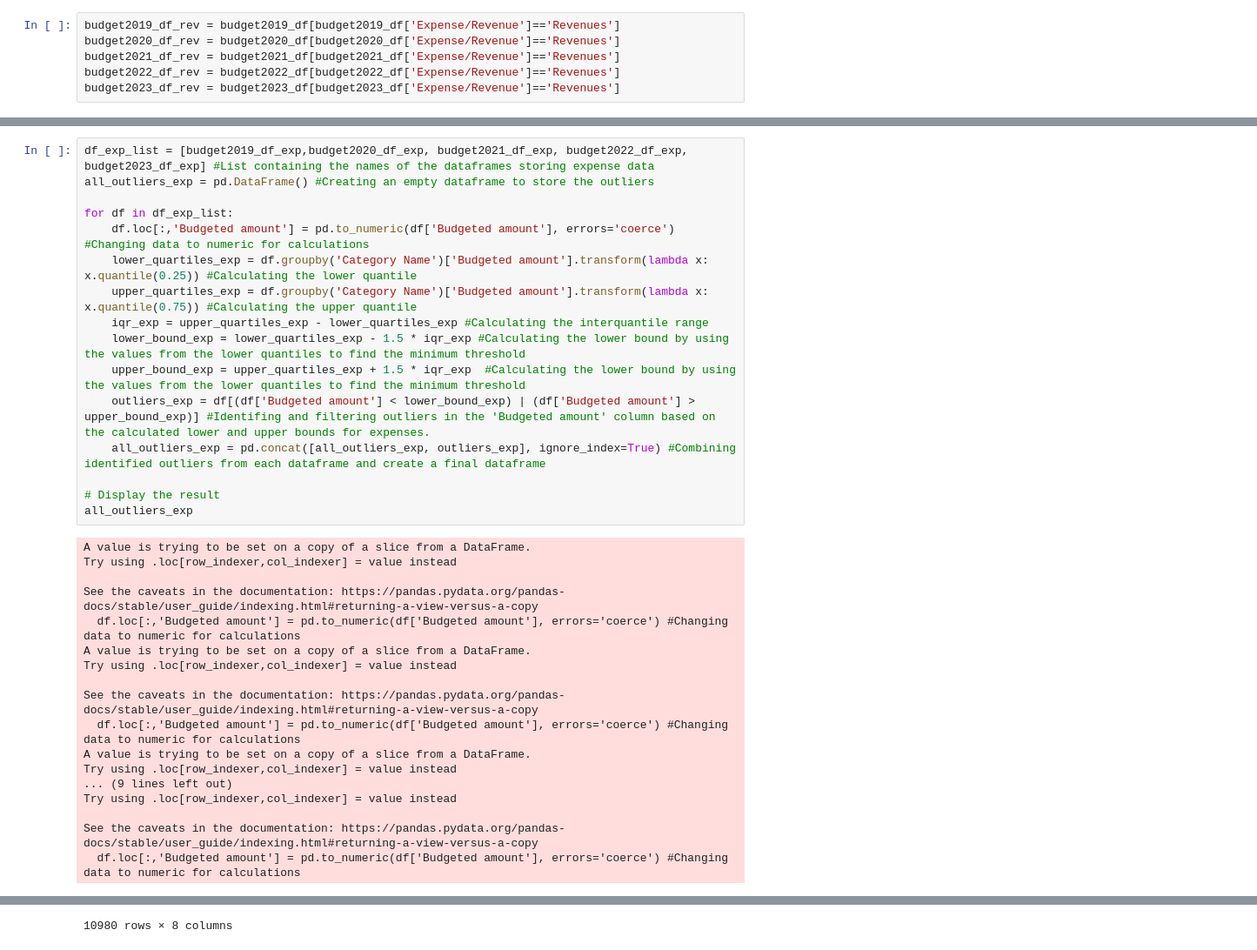
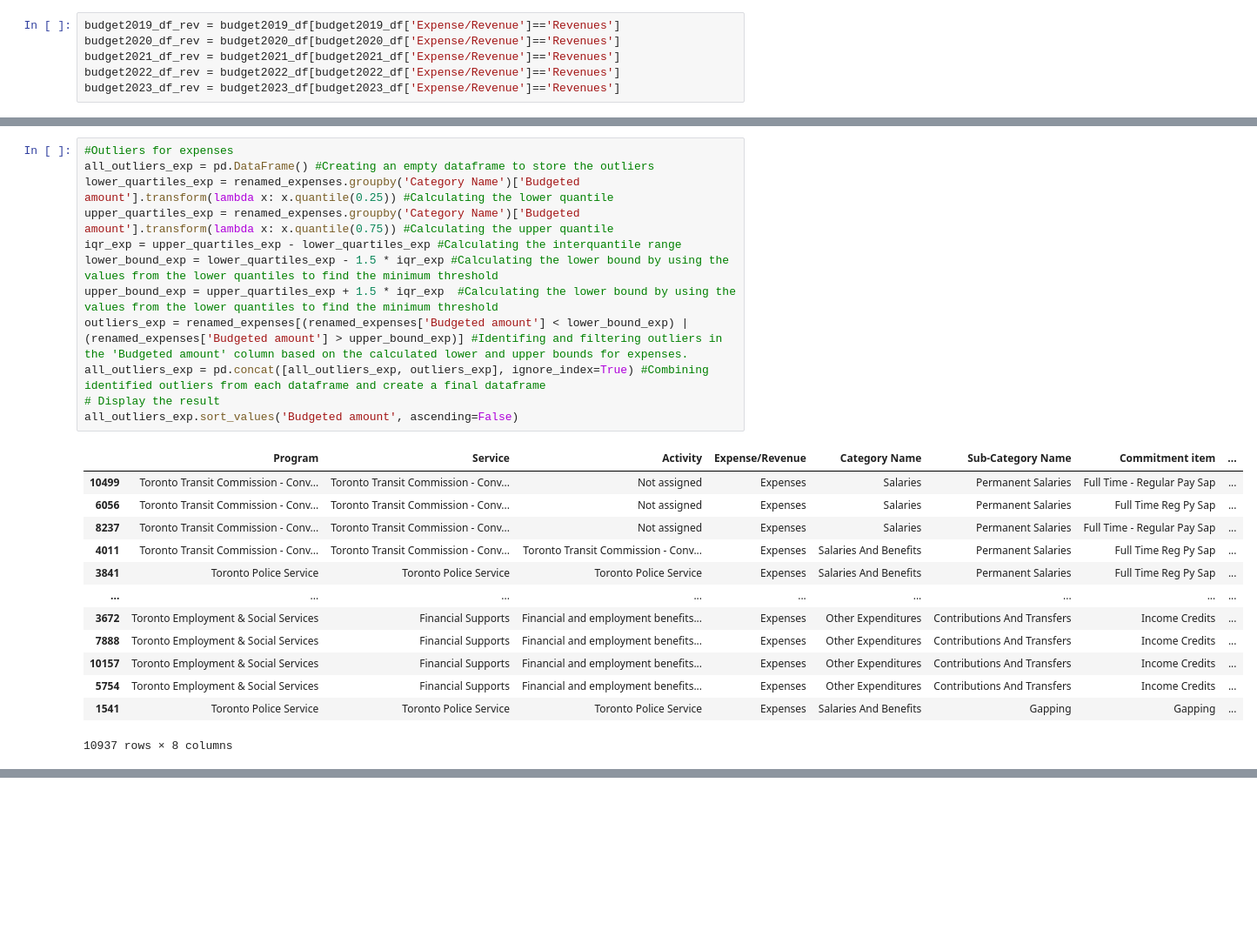
Before and after one commit to aayushgambhir2023/DA-Project-1, a Jupyter notebook: DataCleaning_Outliers_BoxPlots.ipynb, the cells around one changed output, grey strips where cells are left out. Shown at 87% size. Drawn from its saved outputs; the diff is of its cells as text; blank space fills up the shorter version.

```diff
--- a/DataCleaning_Outliers_BoxPlots.ipynb
+++ b/DataCleaning_Outliers_BoxPlots.ipynb
@@ -143,34 +144,26 @@ budget2023_df_rev = budget2023_df[budget2023_df['Expense/Revenue']=='Revenues']
 # %%
-df_exp_list = [budget2019_df_exp,budget2020_df_exp, budget2021_df_exp, budget2022_df_exp, budget2023_df_exp] #List containing the names of the dataframes storing expense data
+#Outliers for expenses
 all_outliers_exp = pd.DataFrame() #Creating an empty dataframe to store the outliers
-
-for df in df_exp_list:
-    df.loc[:,'Budgeted amount'] = pd.to_numeric(df['Budgeted amount'], errors='coerce') #Changing data to numeric for calculations
-    lower_quartiles_exp = df.groupby('Category Name')['Budgeted amount'].transform(lambda x: x.quantile(0.25)) #Calculating the lower quantile
-    upper_quartiles_exp = df.groupby('Category Name')['Budgeted amount'].transform(lambda x: x.quantile(0.75)) #Calculating the upper quantile
-    iqr_exp = upper_quartiles_exp - lower_quartiles_exp #Calculating the interquantile range
-    lower_bound_exp = lower_quartiles_exp - 1.5 * iqr_exp #Calculating the lower bound by using the values from the lower quantiles to find the minimum threshold
-    upper_bound_exp = upper_quartiles_exp + 1.5 * iqr_exp  #Calculating the lower bound by using the values from the lower quantiles to find the minimum threshold
-    outliers_exp = df[(df['Budgeted amount'] < lower_bound_exp) | (df['Budgeted amount'] > upper_bound_exp)] #Identifing and filtering outliers in the 'Budgeted amount' column based on the calculated lower and upper bounds for expenses.
-    all_outliers_exp = pd.concat([all_outliers_exp, outliers_exp], ignore_index=True) #Combining identified outliers from each dataframe and create a final dataframe
-
+lower_quartiles_exp = renamed_expenses.groupby('Category Name')['Budgeted amount'].transform(lambda x: x.quantile(0.25)) #Calculating the lower quantile
+upper_quartiles_exp = renamed_expenses.groupby('Category Name')['Budgeted amount'].transform(lambda x: x.quantile(0.75)) #Calculating the upper quantile
+iqr_exp = upper_quartiles_exp - lower_quartiles_exp #Calculating the interquantile range
+lower_bound_exp = lower_quartiles_exp - 1.5 * iqr_exp #Calculating the lower bound by using the values from the lower quantiles to find the minimum threshold
+upper_bound_exp = upper_quartiles_exp + 1.5 * iqr_exp  #Calculating the lower bound by using the values from the lower quantiles to find the minimum threshold
+outliers_exp = renamed_expenses[(renamed_expenses['Budgeted amount'] < lower_bound_exp) | (renamed_expenses['Budgeted amount'] > upper_bound_exp)] #Identifing and filtering outliers in the 'Budgeted amount' column based on the calculated lower and upper bounds for expenses.
+all_outliers_exp = pd.concat([all_outliers_exp, outliers_exp], ignore_index=True) #Combining identified outliers from each dataframe and create a final dataframe
 # Display the result
-all_outliers_exp
+all_outliers_exp.sort_values('Budgeted amount', ascending=False)
 # %% [output]
+|  | Program | Service | Activity | Expense/Revenue | Category Name | Sub-Category Name | Commitment item | ... |
+| 10499 | Toronto Transit Commission - Conv... | Toronto Transit Commission - Conv... | Not assigned | Expenses | Salaries | Permanent Salaries | Full Time - Regular Pay Sap | ... |
+| 6056 | Toronto Transit Commission - Conv... | Toronto Transit Commission - Conv... | Not assigned | Expenses | Salaries | Permanent Salaries | Full Time Reg Py Sap | ... |
+| 8237 | Toronto Transit Commission - Conv... | Toronto Transit Commission - Conv... | Not assigned | Expenses | Salaries | Permanent Salaries | Full Time - Regular Pay Sap | ... |
+| 4011 | Toronto Transit Commission - Conv... | Toronto Transit Commission - Conv... | Toronto Transit Commission - Conv... | Expenses | Salaries And Benefits | Permanent Salaries | Full Time Reg Py Sap | ... |
+| 3841 | Toronto Police Service | Toronto Police Service | Toronto Police Service | Expenses | Salaries And Benefits | Permanent Salaries | Full Time Reg Py Sap | ... |
+| ... | ... | ... | ... | ... | ... | ... | ... | ... |
+| 3672 | Toronto Employment & Social Services | Financial Supports | Financial and employment benefits... | Expenses | Other Expenditures | Contributions And Transfers | Income Credits | ... |
+| 7888 | Toronto Employment & Social Services | Financial Supports | Financial and employment benefits... | Expenses | Other Expenditures | Contributions And Transfers | Income Credits | ... |
+| 10157 | Toronto Employment & Social Services | Financial Supports | Financial and employment benefits... | Expenses | Other Expenditures | Contributions And Transfers | Income Credits | ... |
+| 5754 | Toronto Employment & Social Services | Financial Supports | Financial and employment benefits... | Expenses | Other Expenditures | Contributions And Transfers | Income Credits | ... |
+| 1541 | Toronto Police Service | Toronto Police Service | Toronto Police Service | Expenses | Salaries And Benefits | Gapping | Gapping | ... |
-A value is trying to be set on a copy of a slice from a DataFrame.
-Try using .loc[row_indexer,col_indexer] = value instead
-
-See the caveats in the documentation: https://pandas.pydata.org/pandas-docs/stable/user_guide/indexing.html#returning-a-view-versus-a-copy
-  df.loc[:,'Budgeted amount'] = pd.to_numeric(df['Budgeted amount'], errors='coerce') #Changing data to numeric for calculations
-A value is trying to be set on a copy of a slice from a DataFrame.
-Try using .loc[row_indexer,col_indexer] = value instead
-
-See the caveats in the documentation: https://pandas.pydata.org/pandas-docs/stable/user_guide/indexing.html#returning-a-view-versus-a-copy
-  df.loc[:,'Budgeted amount'] = pd.to_numeric(df['Budgeted amount'], errors='coerce') #Changing data to numeric for calculations
-A value is trying to be set on a copy of a slice from a DataFrame.
-Try using .loc[row_indexer,col_indexer] = value instead
-... (9 lines left out)
-Try using .loc[row_indexer,col_indexer] = value instead
-
-See the caveats in the documentation: https://pandas.pydata.org/pandas-docs/stable/user_guide/indexing.html#returning-a-view-versus-a-copy
-  df.loc[:,'Budgeted amount'] = pd.to_numeric(df['Budgeted amount'], errors='coerce') #Changing data to numeric for calculations
+10937 rows × 8 columns
@@ -189 +169,0 @@ See the caveats in the documentation: https://pandas.pydata.org/pandas-docs/stab
-10980 rows × 8 columns
```
Also changed, not shown: parts of 27 cells of this notebook, 1 other file.
